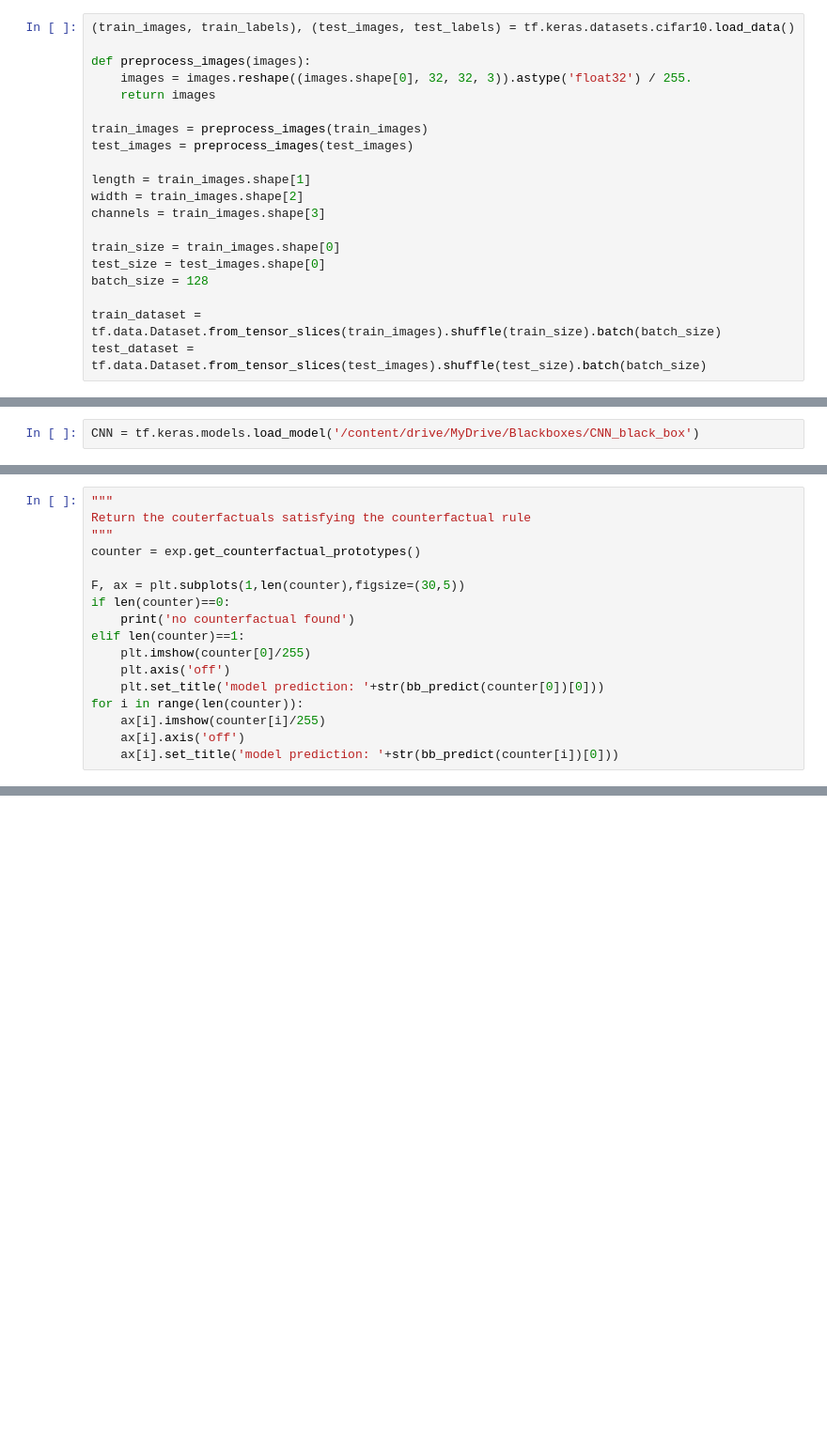
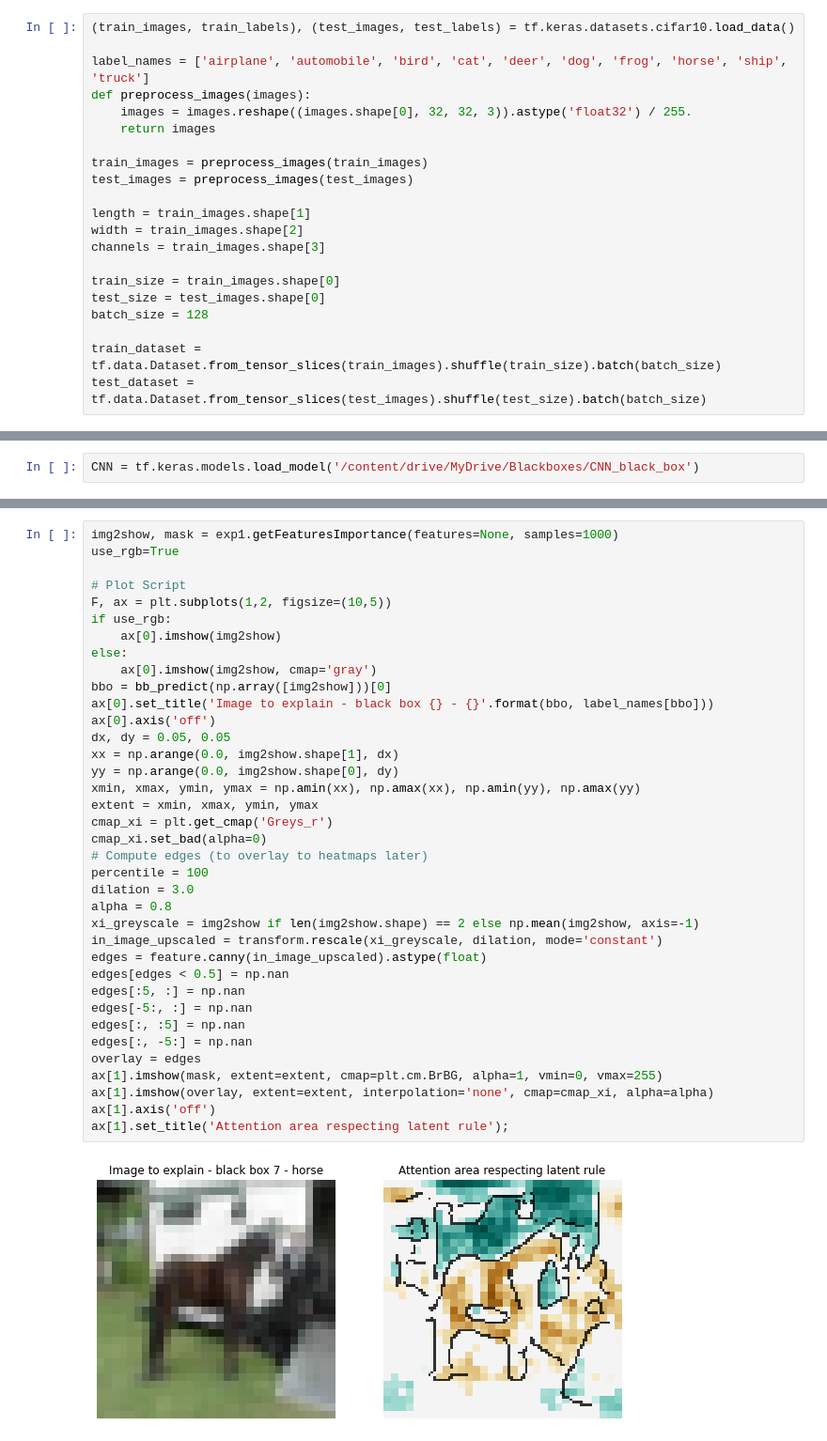
Before and after one commit to AlexThirty/XAI_project, a Jupyter notebook: ABELE_Cifar10.ipynb, the cells around one changed output, grey strips where cells are left out. Shown at 94% size. Cells and saved outputs as stored; diff of their text form; blank space fills up the shorter version.

```diff
--- a/ABELE_Cifar10.ipynb
+++ b/ABELE_Cifar10.ipynb
@@ -14,6 +15,7 @@ fatal: destination path 'XAI_project' already exists and is not an empty directo
 # %%
 (train_images, train_labels), (test_images, test_labels) = tf.keras.datasets.cifar10.load_data()
 
+label_names = ['airplane', 'automobile', 'bird', 'cat', 'deer', 'dog', 'frog', 'horse', 'ship', 'truck']
 def preprocess_images(images):
     images = images.reshape((images.shape[0], 32, 32, 3)).astype('float32') / 255.
     return images
@@ -569,17 +342,0 @@ for i in range(5):
-# %%
-"""
-Return the couterfactuals satisfying the counterfactual rule
-"""
-counter = exp.get_counterfactual_prototypes()
-
-F, ax = plt.subplots(1,len(counter),figsize=(30,5))
-if len(counter)==0:
-    print('no counterfactual found')
-elif len(counter)==1:
-    plt.imshow(counter[0]/255)
-    plt.axis('off')
-    plt.set_title('model prediction: '+str(bb_predict(counter[0])[0]))
-for i in range(len(counter)):
-    ax[i].imshow(counter[i]/255)
-    ax[i].axis('off')
-    ax[i].set_title('model prediction: '+str(bb_predict(counter[i])[0]))
@@ -585,0 +458,39 @@ for i in range(len(counter)):
+# %%
+img2show, mask = exp1.getFeaturesImportance(features=None, samples=1000)
+use_rgb=True
+
+# Plot Script
+F, ax = plt.subplots(1,2, figsize=(10,5))
+if use_rgb:
+    ax[0].imshow(img2show)
+else:
+    ax[0].imshow(img2show, cmap='gray')
+bbo = bb_predict(np.array([img2show]))[0]
+ax[0].set_title('Image to explain - black box {} - {}'.format(bbo, label_names[bbo]))
+ax[0].axis('off')
+dx, dy = 0.05, 0.05
+xx = np.arange(0.0, img2show.shape[1], dx)
+yy = np.arange(0.0, img2show.shape[0], dy)
+xmin, xmax, ymin, ymax = np.amin(xx), np.amax(xx), np.amin(yy), np.amax(yy)
+extent = xmin, xmax, ymin, ymax
+cmap_xi = plt.get_cmap('Greys_r')
+cmap_xi.set_bad(alpha=0)
+# Compute edges (to overlay to heatmaps later)
+percentile = 100
+dilation = 3.0
+alpha = 0.8
+xi_greyscale = img2show if len(img2show.shape) == 2 else np.mean(img2show, axis=-1)
+in_image_upscaled = transform.rescale(xi_greyscale, dilation, mode='constant')
+edges = feature.canny(in_image_upscaled).astype(float)
+edges[edges < 0.5] = np.nan
+edges[:5, :] = np.nan
+edges[-5:, :] = np.nan
+edges[:, :5] = np.nan
+edges[:, -5:] = np.nan
+overlay = edges
+ax[1].imshow(mask, extent=extent, cmap=plt.cm.BrBG, alpha=1, vmin=0, vmax=255)
+ax[1].imshow(overlay, extent=extent, interpolation='none', cmap=cmap_xi, alpha=alpha)
+ax[1].axis('off')
+ax[1].set_title('Attention area respecting latent rule');
+# %% [output]
+[figure, added]
```
Also changed, not shown: parts of 64 cells of this notebook, 2 other files.
